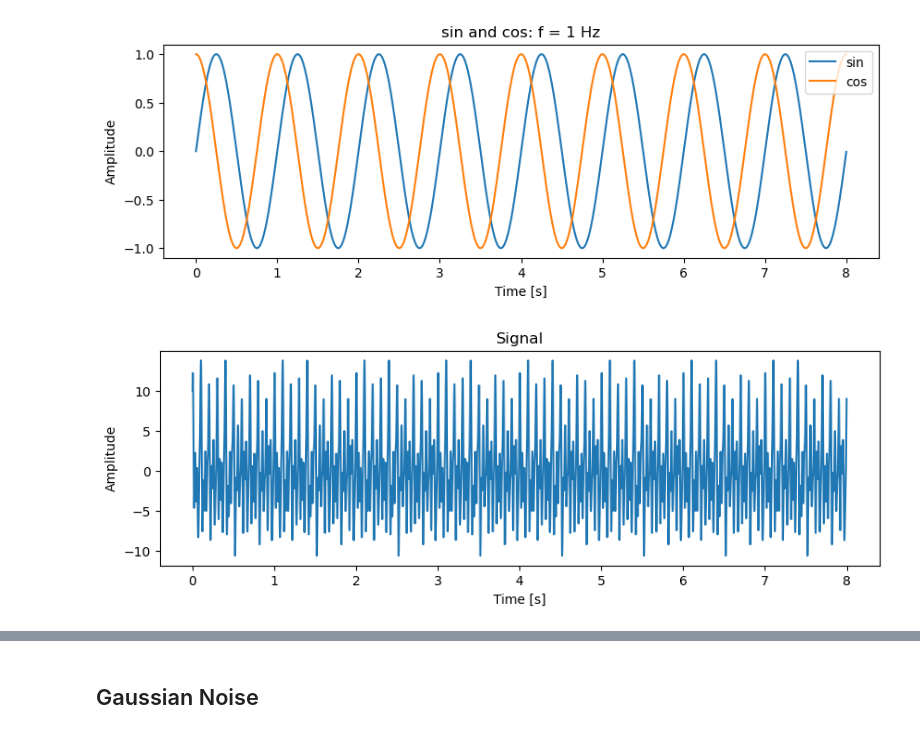
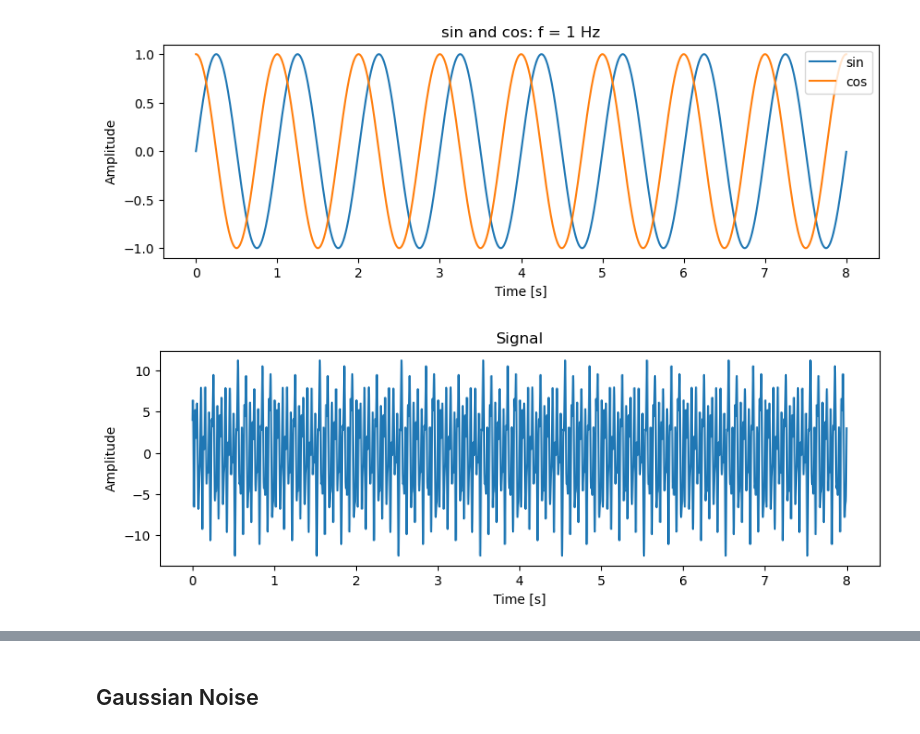
Before and after one commit to agoodmanjerry/gw-demo, a Jupyter notebook: tuto-1_introduction.ipynb, the cells around one changed output, grey strips where cells are left out. Cells and saved outputs as stored; diff of their text form; code cells hidden in the pictures.

```diff
--- a/tuto-1_introduction.ipynb
+++ b/tuto-1_introduction.ipynb
@@ -100,32 +100,32 @@ plt.show()
 # %%
 amplitudes = {
     "cos":[3, 5, 2],
     "sin":[1, 2, 3],
 }
 modes = {
     "cos":[10, 20, 30],
     "sin":[11, 13, 40],
 }
 phases = {
-    "cos":[0, 0, 0],
+    "cos":[np.pi, 0, 0],
     "sin":[0, 0, 0],
 }
 
 times, sig = signal(
     start=0,
     end=8,
     amplitudes=amplitudes,
     modes=modes,
     phases=phases,
 )
 plt.figure(figsize=[10,3])
 plt.title(f"Signal")
 plt.plot(times, sig)
 plt.xlabel("Time [s]")
 plt.ylabel("Amplitude")
 plt.show()
 # %% [output]
-[figure, old version]
+[figure, new version]
 # %%
 fs = 1024
 sig_f = np.fft.rfft(sig)
```
Also changed, not shown: parts of 6 cells of this notebook.
